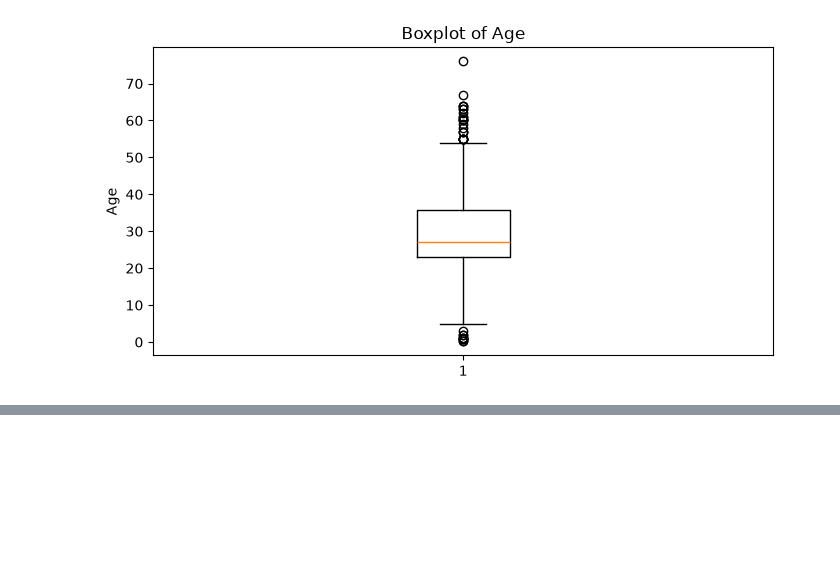
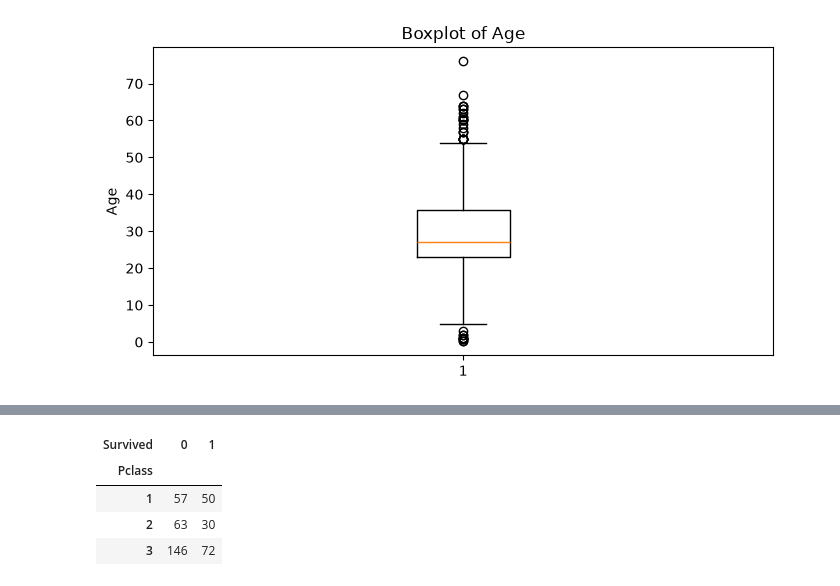
Before and after one commit to bhrantiknagar/Data-Science, a Jupyter notebook: Day_10.ipynb, the cells around one changed output, grey strips where cells are left out. Drawn from its saved outputs; the diff is of its cells as text; code cells hidden in the pictures; blank space fills up the shorter version.

```diff
--- a/Day_10.ipynb
+++ b/Day_10.ipynb
@@ -135,0 +163,10 @@ plt.show()
+# %%
+# Survial vs Passenger Class
+
+pd.crosstab(data['Pclass'], data['Survived'])
+# %% [output]
+| Survived | 0 | 1 |
+| Pclass |  |  |
+| 1 | 57 | 50 |
+| 2 | 63 | 30 |
+| 3 | 146 | 72 |
```
Also changed, not shown: parts of 4 cells of this notebook, 2 other files.
